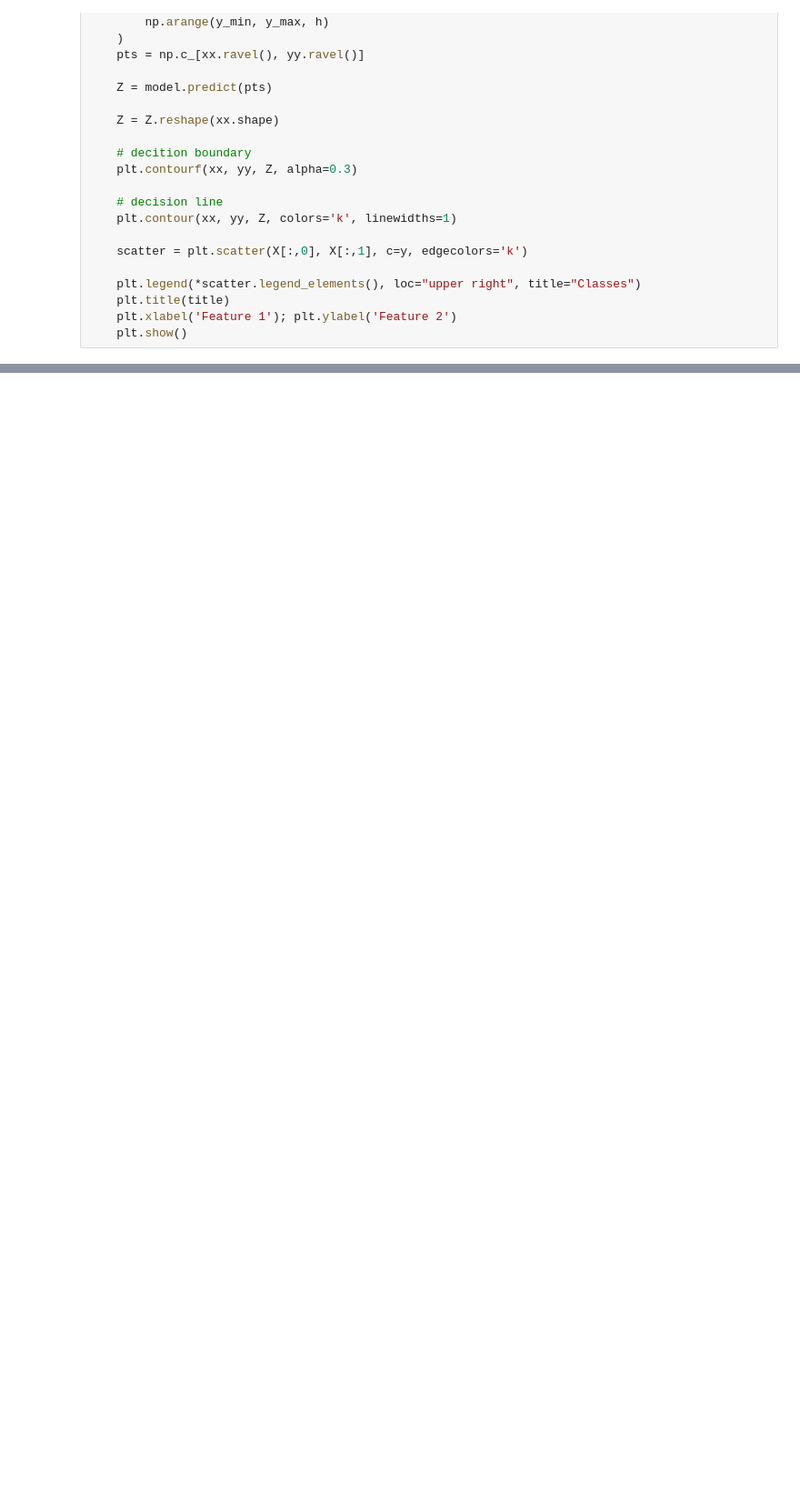
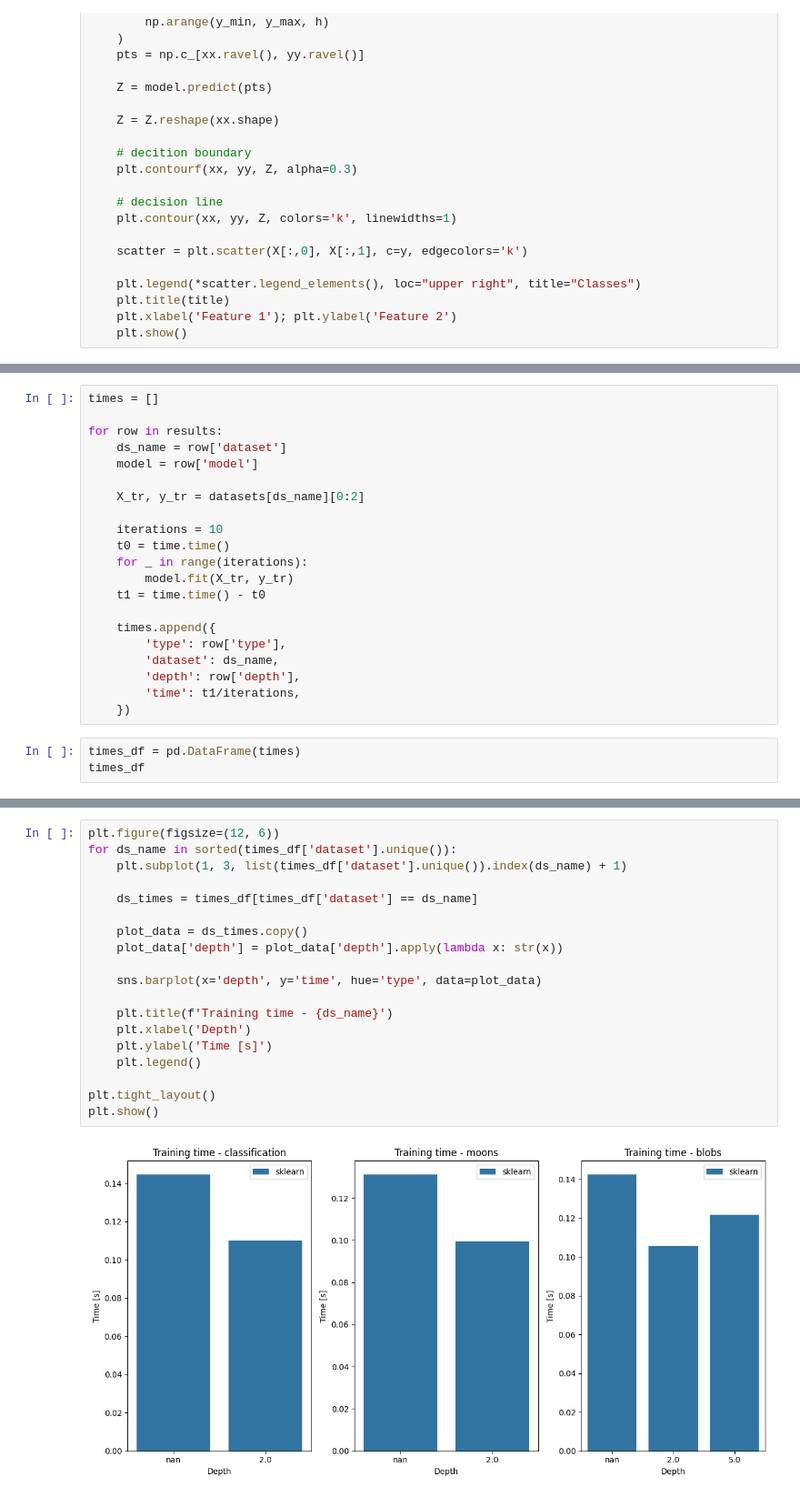
Before and after one commit to adamzsl/master-studies, a Jupyter notebook: random_forest/random_forest.ipynb, the cells around one changed output, grey strips where cells are left out. Shown at 91% size. Drawn from its saved outputs; the diff is of its cells as text; blank space fills up the shorter version.

```diff
--- a/random_forest/random_forest.ipynb
+++ b/random_forest/random_forest.ipynb
@@ -80,0 +151,24 @@ def plot_decision_boundary(X, y, model, title=""):
+# %%
+times = []
+
+for row in results:
+    ds_name = row['dataset']
+    model = row['model']
+
+    X_tr, y_tr = datasets[ds_name][0:2]
+
+    iterations = 10
+    t0 = time.time()
+    for _ in range(iterations):
+        model.fit(X_tr, y_tr)
+    t1 = time.time() - t0
+
+    times.append({
+        'type': row['type'],
+        'dataset': ds_name,
+        'depth': row['depth'],
+        'time': t1/iterations,
+    })
+# %%
+times_df = pd.DataFrame(times)
+times_df
@@ -80,0 +184,21 @@ def plot_decision_boundary(X, y, model, title=""):
+# %%
+plt.figure(figsize=(12, 6))
+for ds_name in sorted(times_df['dataset'].unique()):
+    plt.subplot(1, 3, list(times_df['dataset'].unique()).index(ds_name) + 1)
+
+    ds_times = times_df[times_df['dataset'] == ds_name]
+
+    plot_data = ds_times.copy()
+    plot_data['depth'] = plot_data['depth'].apply(lambda x: str(x))
+
+    sns.barplot(x='depth', y='time', hue='type', data=plot_data)
+
+    plt.title(f'Training time - {ds_name}')
+    plt.xlabel('Depth')
+    plt.ylabel('Time [s]')
+    plt.legend()
+
+plt.tight_layout()
+plt.show()
+# %% [output]
+[figure, added]
```
Also changed, not shown: parts of 12 cells of this notebook.
